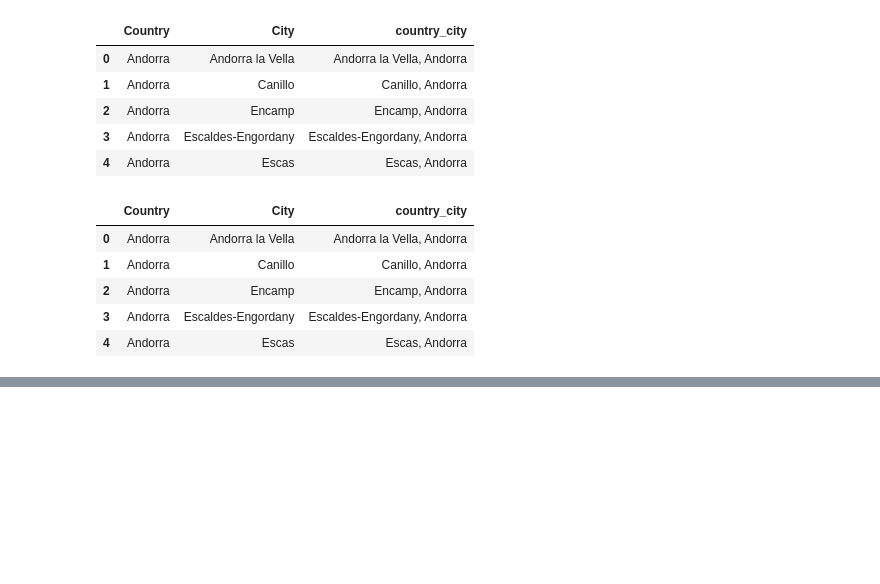
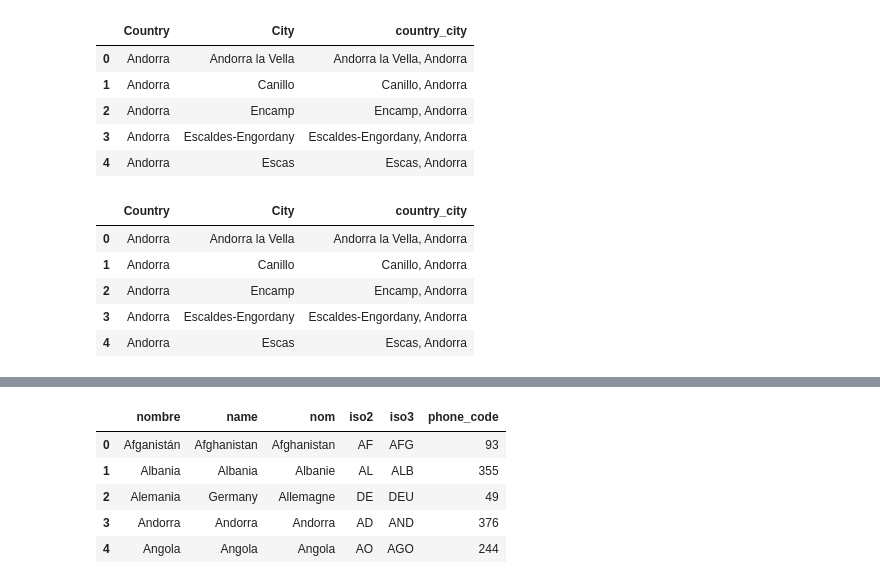
Before and after one commit to pricingts/pricing, a Jupyter notebook: a.ipynb, the cells around one changed output, grey strips where cells are left out. Cells and saved outputs as stored; diff of their text form; code cells hidden in the pictures; blank space fills up the shorter version.

```diff
--- a/a.ipynb
+++ b/a.ipynb
@@ -192,0 +203,10 @@ cities.to_csv('cities_world.csv')
+# %%
+paises = pd.read_csv('paises.csv')
+paises.head()
+# %% [output]
+|  | nombre | name | nom | iso2 | iso3 | phone_code |
+| 0 | Afganistán | Afghanistan | Afghanistan | AF | AFG | 93 |
+| 1 | Albania | Albania | Albanie | AL | ALB | 355 |
+| 2 | Alemania | Germany | Allemagne | DE | DEU | 49 |
+| 3 | Andorra | Andorra | Andorra | AD | AND | 376 |
+| 4 | Angola | Angola | Angola | AO | AGO | 244 |
```
Also changed, not shown: parts of 10 cells of this notebook, 1 other file.
